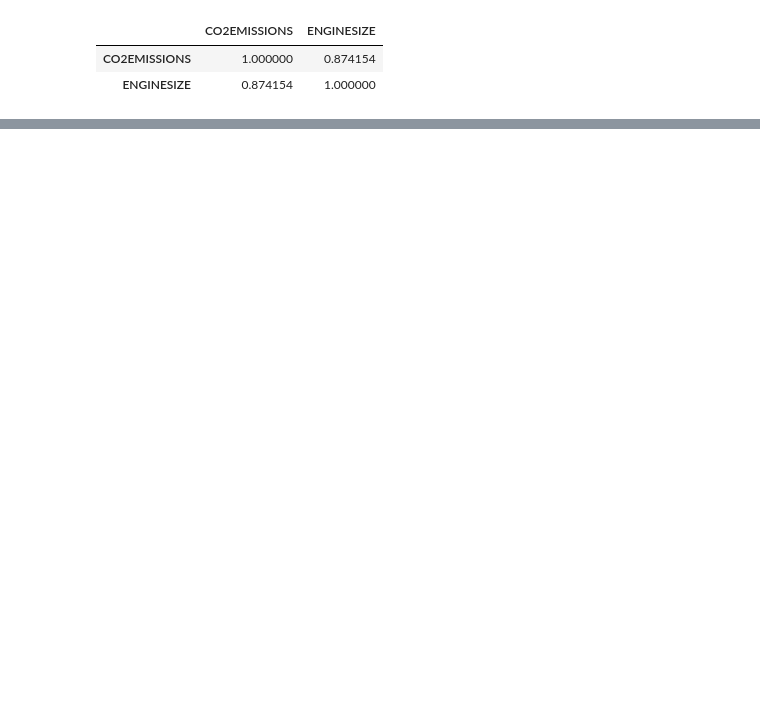
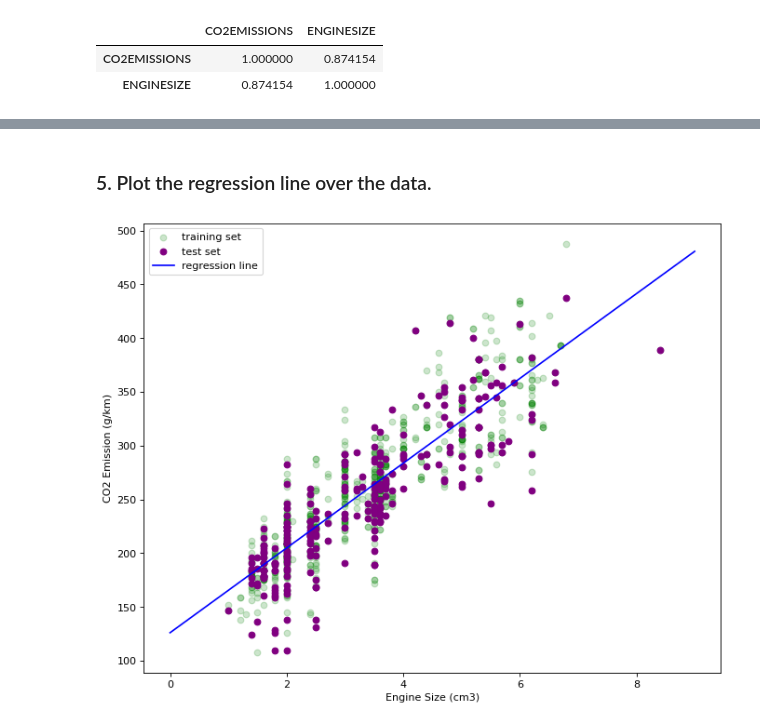
Before and after one commit to ediziks/EPITA-DSA-Notes, a Jupyter notebook: FoundationsOfStatisticalAnalysisAndMachineLearning[FSAML]/class3/Assgnmnt 3/ML_course03_practice.ipynb, the cells around one changed output, grey strips where cells are left out. Cells and saved outputs as stored; diff of their text form; code cells hidden in the pictures; blank space fills up the shorter version.

```diff
--- a/FoundationsOfStatisticalAnalysisAndMachineLearning[FSAML]/class3/Assgnmnt 3/ML_course03_practice.ipynb
+++ b/FoundationsOfStatisticalAnalysisAndMachineLearning[FSAML]/class3/Assgnmnt 3/ML_course03_practice.ipynb
@@ -89,0 +112,5 @@ data[['CO2EMISSIONS', 'ENGINESIZE']].corr()
+# %%
+# X, y filled with regression line parameters
+X = data[['ENGINESIZE']]
+y = data['CO2EMISSIONS']
+X.shape, y.shape
@@ -89,0 +119,9 @@ data[['CO2EMISSIONS', 'ENGINESIZE']].corr()
+# %%
+from sklearn.model_selection import train_test_split
+
+X_train, X_test, y_train, y_test = train_test_split(X, y, test_size = 0.25, random_state = 0)
+# %%
+from sklearn.linear_model import LinearRegression
+
+regressor = LinearRegression()
+regressor.fit(X_train, y_train)
@@ -89,0 +174,16 @@ data[['CO2EMISSIONS', 'ENGINESIZE']].corr()
+# %% [markdown]
+### 5. Plot the regression line over the data.
+# %%
+X_plot = np.arange(0,10,1).reshape(-1, 1)
+y_plot = regressor.predict(X_plot)
+
+plt.figure(figsize=(10,8), dpi= 80)
+plt.scatter(X_train, y_train, c='green', alpha=0.2, label='training set')
+plt.scatter(X_test, y_test, c='purple', label='test set')
+plt.plot(X_plot, y_plot, c='blue', label='regression line')
+plt.xlabel("Engine Size (cm3)")
+plt.ylabel("CO2 Emission (g/km)")
+plt.legend()
+plt.show()
+# %% [output]
+[figure, added]
```
Also changed, not shown: parts of 28 cells of this notebook.
